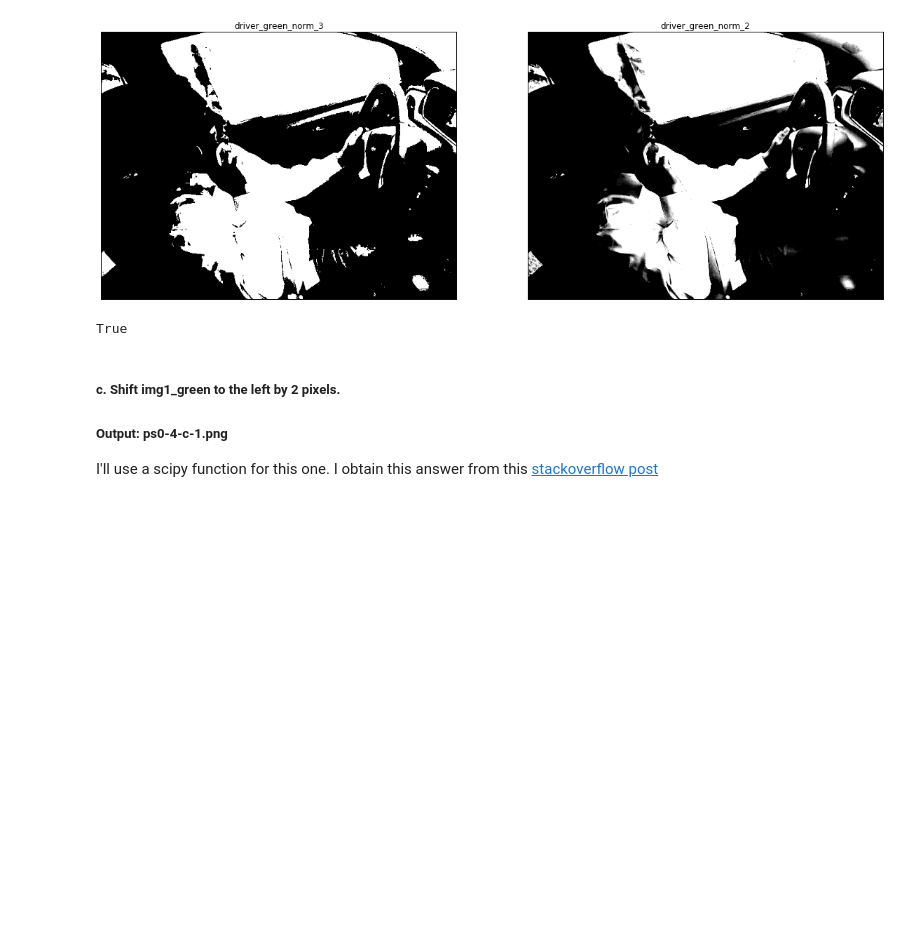
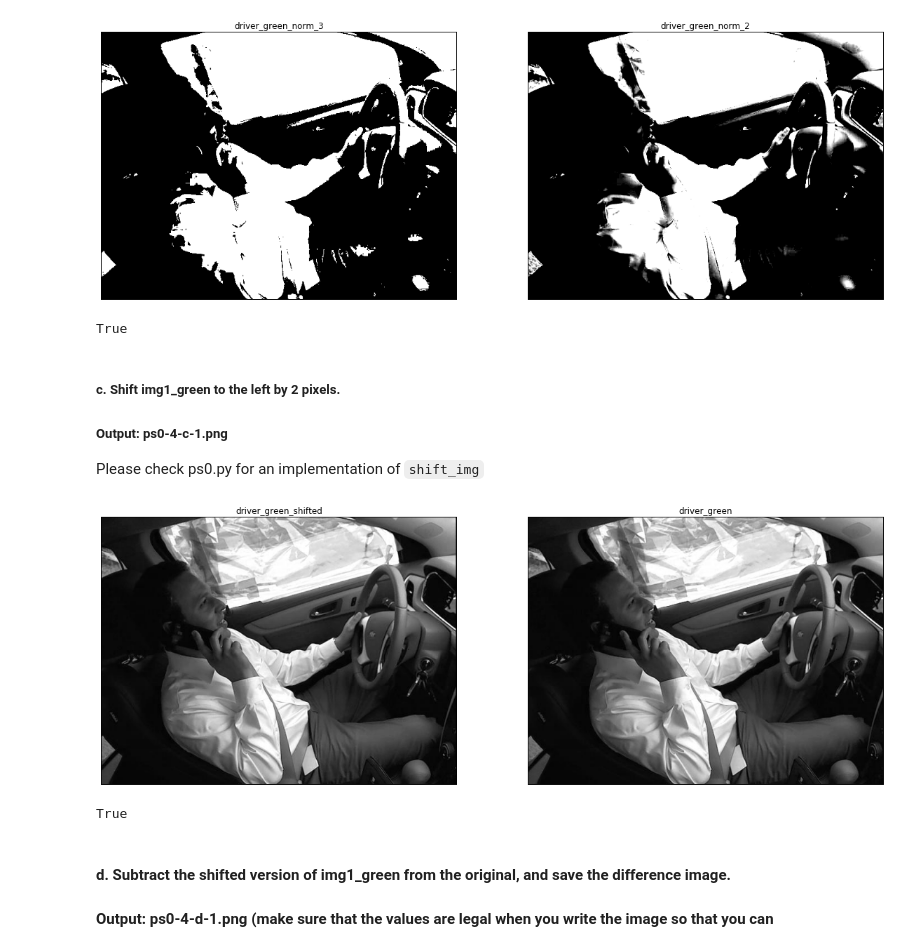
Before and after one commit to tralpha/Computer-Vision-Gatech, a Jupyter notebook: ps0_python/ps0.ipynb, the cells around one changed output. Cells and saved outputs as stored; diff of their text form; code cells hidden in the pictures; blank space fills up the shorter version.

```diff
--- a/ps0_python/ps0.ipynb
+++ b/ps0_python/ps0.ipynb
@@ -163,4 +167,4 @@ True
 # %% [markdown]
 ##### c. Shift img1_green to the left by 2 pixels.
 ##### Output: ps0-4-c-1.png
-I'll use a scipy function for this one. I obtain this answer from this [stackoverflow post](http://stackoverflow.com/questions/30399534/shift-elements-in-a-numpy-array)
+Please check ps0.py for an implementation of `shift_img`
@@ -169,0 +171,14 @@ from scipy.ndimage.interpolation import shift
+# %%
+driver_green_shifted = shift_img(driver_green)
+# %%
+show_multiple_images({'driver_green_shifted':driver_green_shifted,
+                      'driver_green':driver_green})
+# %% [output]
+[figure, added]
+# %%
+cv2.imwrite('output/ ps0-4-c-1.png', driver_green_shifted)
+# %% [output]
+True
+# %% [markdown]
+#### d. Subtract the shifted version of img1_green from the original, and save the difference image.
+#### Output: ps0-4-d-1.png (make sure that the values are legal when you write the image so that you can
```
Also changed, not shown: parts of 20 cells of this notebook, 6 other files.
